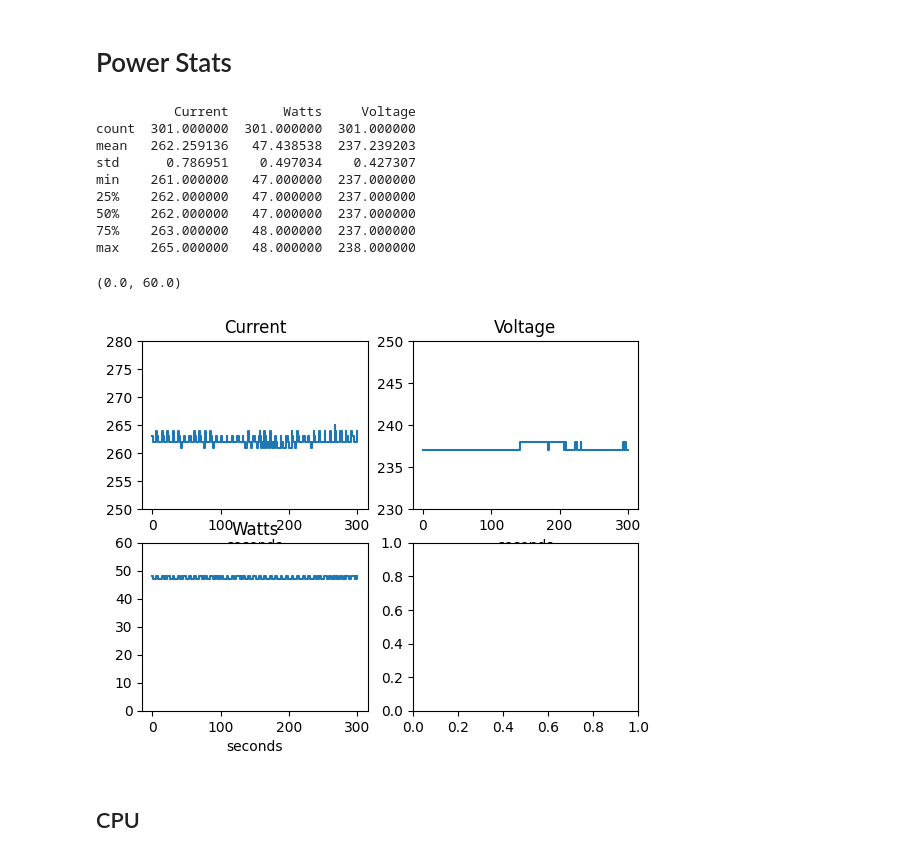
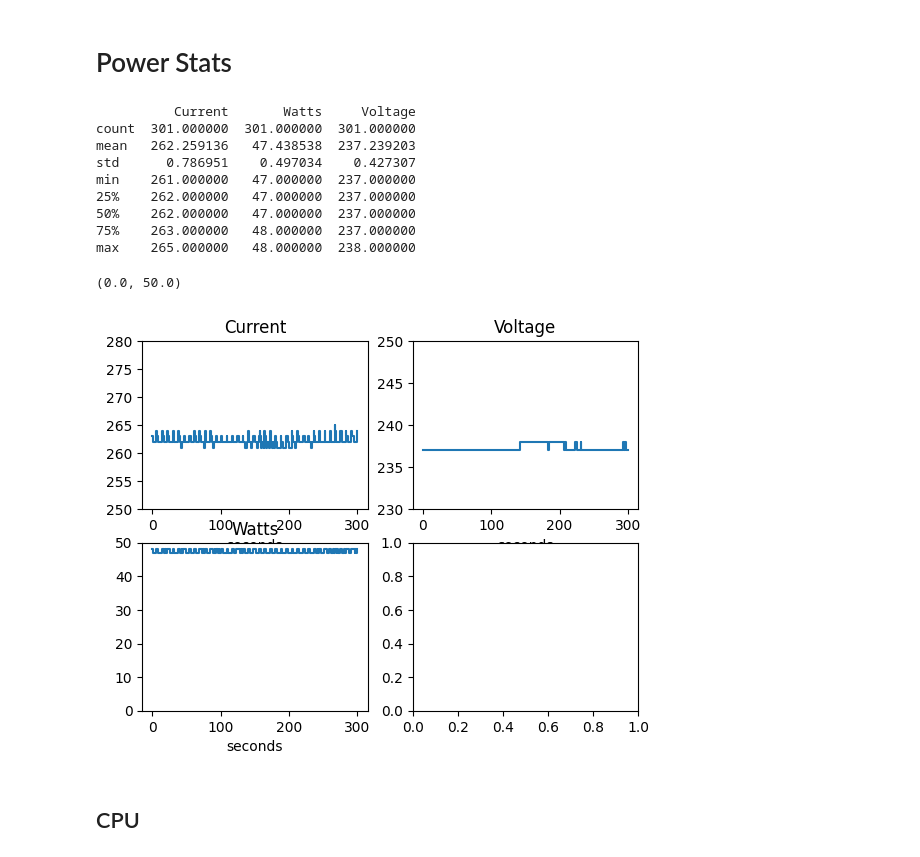
Before and after one commit to twobiers/software-architecture-sustainability-experiment, a Jupyter notebook: results/analysis.ipynb, the cells around one changed output. Drawn from its saved outputs; the diff is of its cells as text; code cells hidden in the pictures.

```diff
--- a/results/analysis.ipynb
+++ b/results/analysis.ipynb
@@ -36,39 +36,48 @@ def prepare_query_range_as_dataframe(query, start, end, step=step):
 
 def prepare_query_metrics_as_series(query, end):
     return p.query(query, end)
+
+def prepare_dataframe(queryFn, df):
+    result = [prepare_query_range_as_dataframe(queryFn(start, duration, end), start, end) for start, duration, end in zip(bm['Start'], bm['Duration'], bm['End'])]
+    result = pd.concat(result)
+    return result
+
+def prepare_series(queryFn, df):
+    result = [prepare_query_metrics_as_series(queryFn(start, duration, end), end) for start, duration, end in zip(bm['Start'], bm['Duration'], bm['End'])]
+    result = pd.concat(result)
+    return result
 # %% [markdown]
 # Power Stats
 # %%
-result = [prepare_query_range_as_dataframe('{__name__=~"epc1202PowerActive|epc1202Current|epc1202Voltage"}',start, end) for start, end in zip(bm['Start'], bm['End'])]
-result = pd.concat(result)
+result = prepare_dataframe(lambda start,duration,end: '{__name__=~"epc1202PowerActive|epc1202Current|epc1202Voltage"}',bm)
 result.columns = ['Current', 'Watts', 'Voltage', 'seconds']
 
 print(result[['Current', 'Watts', 'Voltage']].describe())
 
 grouped_mean = result.groupby(by=['seconds']).mean()
 
 fig, axes = plt.subplots(nrows=2, ncols=2)
 grouped_mean['Current'].plot(drawstyle='steps', ax=axes[0,0]);
 axes[0,0].set_title('Current')
 axes[0,0].set_ylim(bottom=250, top=280)
 grouped_mean['Voltage'].plot(drawstyle='steps', ax=axes[0,1]);
 axes[0,1].set_title('Voltage')
 axes[0,1].set_ylim(bottom=230, top=250)
 grouped_mean['Watts'].plot(drawstyle='steps', ax=axes[1,0]);
 axes[1,0].set_title('Watts')
-axes[1,0].set_ylim(bottom=0, top=60)
+axes[1,0].set_ylim(bottom=0, top=50)
 # %% [output]
           Current       Watts     Voltage
 count  301.000000  301.000000  301.000000
 mean   262.259136   47.438538  237.239203
 std      0.786951    0.497034    0.427307
 min    261.000000   47.000000  237.000000
 25%    262.000000   47.000000  237.000000
 50%    262.000000   47.000000  237.000000
 75%    263.000000   48.000000  237.000000
 max    265.000000   48.000000  238.000000
-(0.0, 60.0)
+(0.0, 50.0)
-[figure, old version]
+[figure, new version]
 # %% [markdown]
 ## CPU
 # %%
```
Also changed, not shown: parts of 13 cells of this notebook.
